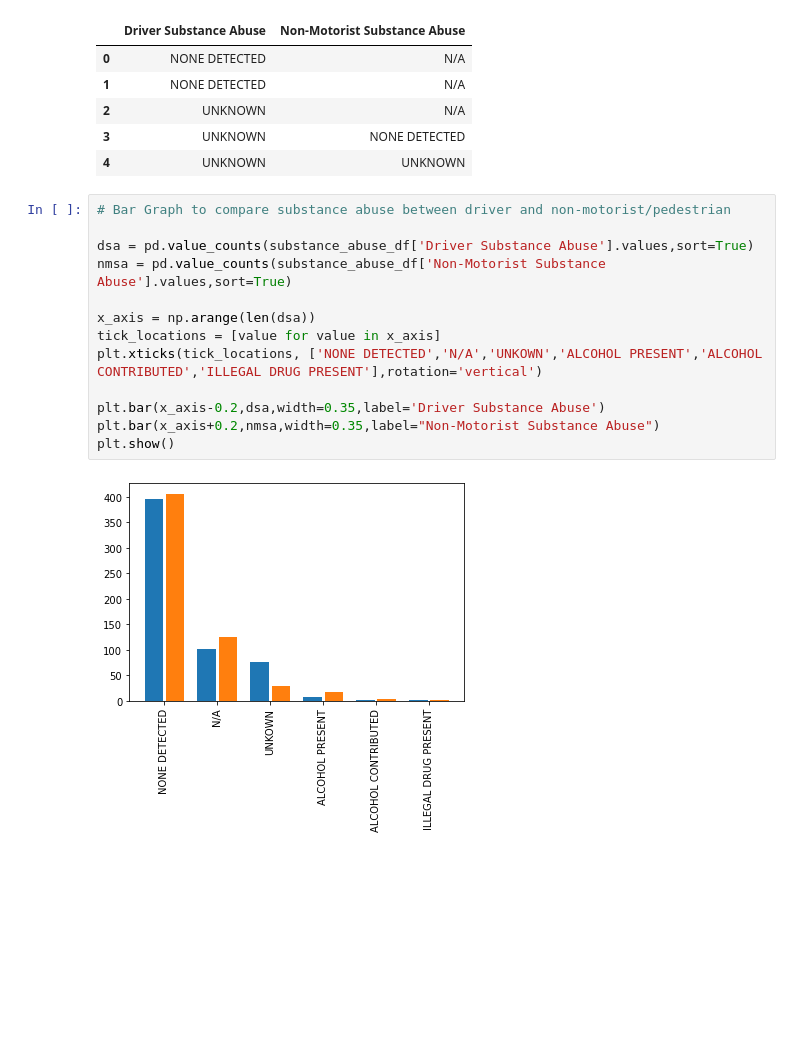
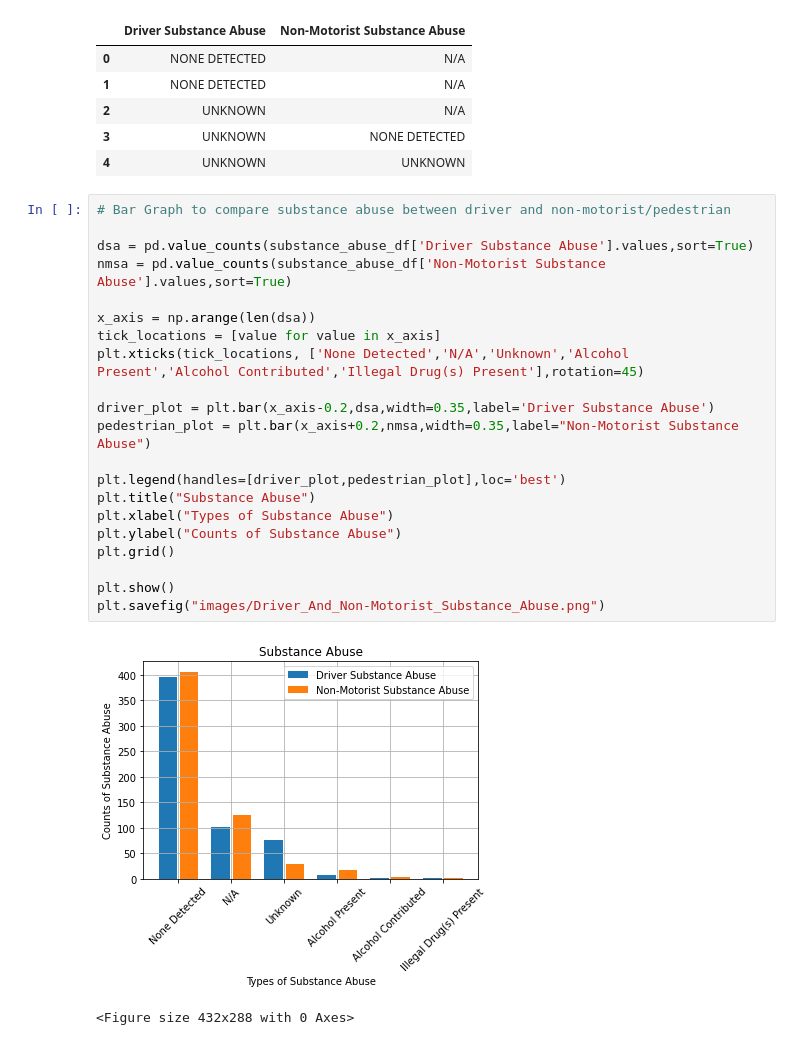
Before and after one commit to mattf4171/Montgomery-County-Collision-Analysis, a Jupyter notebook: driver_distraction_df.ipynb, the cells around one changed output. Saved outputs shown, nothing was run; the diff lists cells and outputs as text; blank space fills up the shorter version.

Commit message:
update to driver distraction data and images

```diff
--- a/driver_distraction_df.ipynb
+++ b/driver_distraction_df.ipynb
@@ -191,15 +191,24 @@ substance_abuse_df.head()
 # %%
 # Bar Graph to compare substance abuse between driver and non-motorist/pedestrian
 
 dsa = pd.value_counts(substance_abuse_df['Driver Substance Abuse'].values,sort=True)
 nmsa = pd.value_counts(substance_abuse_df['Non-Motorist Substance Abuse'].values,sort=True)
 
 x_axis = np.arange(len(dsa))
 tick_locations = [value for value in x_axis]
-plt.xticks(tick_locations, ['NONE DETECTED','N/A','UNKOWN','ALCOHOL PRESENT','ALCOHOL CONTRIBUTED','ILLEGAL DRUG PRESENT'],rotation='vertical')
+plt.xticks(tick_locations, ['None Detected','N/A','Unknown','Alcohol Present','Alcohol Contributed','Illegal Drug(s) Present'],rotation=45)
 
-plt.bar(x_axis-0.2,dsa,width=0.35,label='Driver Substance Abuse')
-plt.bar(x_axis+0.2,nmsa,width=0.35,label="Non-Motorist Substance Abuse")
+driver_plot = plt.bar(x_axis-0.2,dsa,width=0.35,label='Driver Substance Abuse')
+pedestrian_plot = plt.bar(x_axis+0.2,nmsa,width=0.35,label="Non-Motorist Substance Abuse")
+
+plt.legend(handles=[driver_plot,pedestrian_plot],loc='best')
+plt.title("Substance Abuse")
+plt.xlabel("Types of Substance Abuse")
+plt.ylabel("Counts of Substance Abuse")
+plt.grid()
+
 plt.show()
+plt.savefig("images/Driver_And_Non-Motorist_Substance_Abuse.png")
 # %% [output]
-[figure, old version]
+[figure, new version]
+<Figure size 432x288 with 0 Axes>
```
Also changed, not shown: parts of 4 cells of this notebook, 3 other files.
